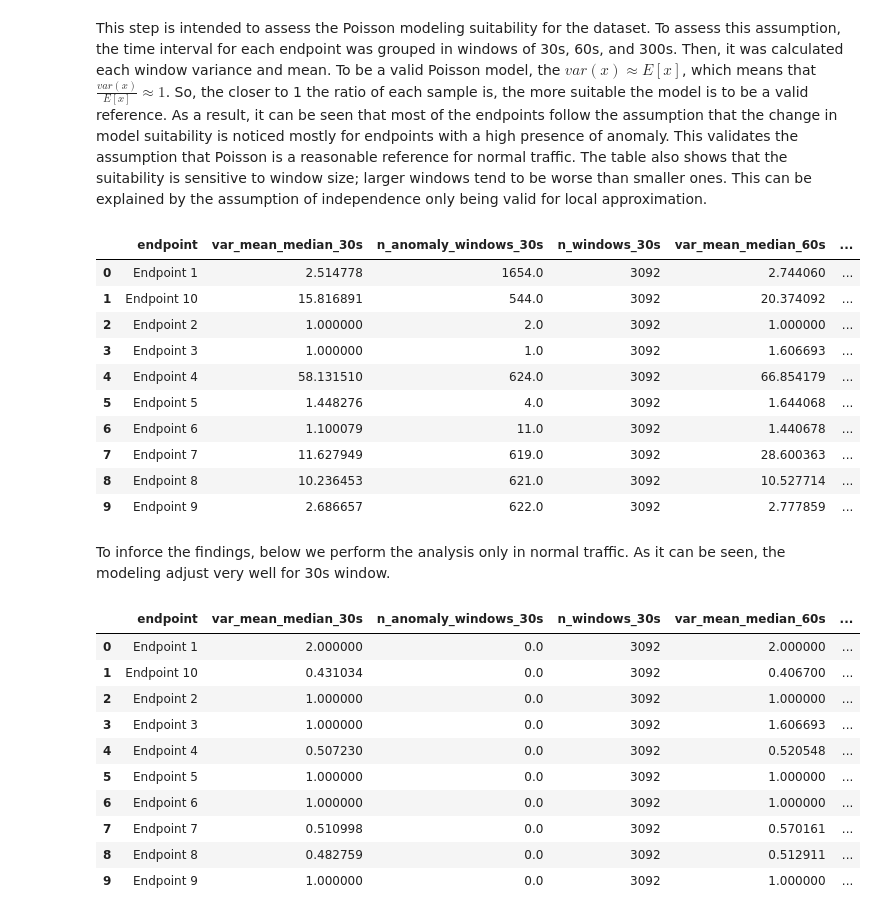
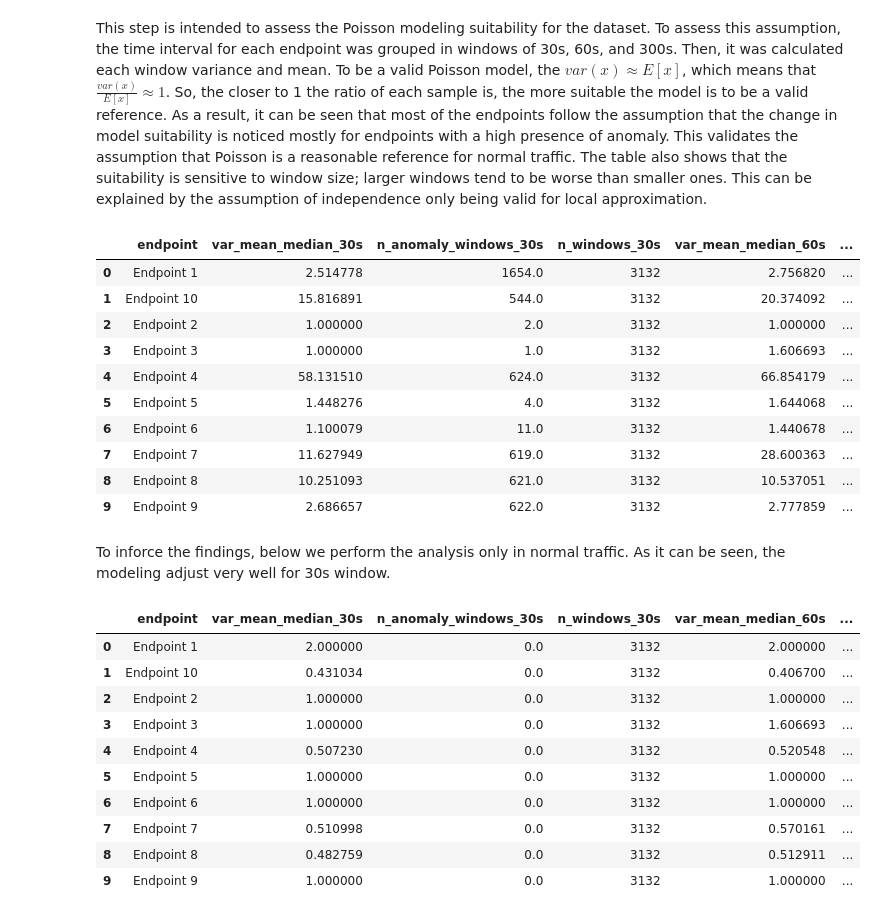
Before and after one commit to lmamede/api-health-monitor, a Jupyter notebook: notebooks/1-eda/EDA-ToN_IoT.ipynb, the cells around one changed output. Drawn from its saved outputs; the diff is of its cells as text; code cells hidden in the pictures.

```diff
--- a/notebooks/1-eda/EDA-ToN_IoT.ipynb
+++ b/notebooks/1-eda/EDA-ToN_IoT.ipynb
@@ -319,8 +320,8 @@ Although we filtered the endpoints with few events, these events start in differ
 # %%
 normal_traffic_df = df_valid_endpoints[df_valid_endpoints['is_anomaly'] != 1]
 # %%
-t_min = df_valid_endpoints[eda.time_col].min().floor("1s")
-t_max = df_valid_endpoints[eda.time_col].max().ceil("1s")
+t_min = df_valid_endpoints[eda.time_col].min().floor("1s") - pd.to_timedelta(10, unit='m')
+t_max = df_valid_endpoints[eda.time_col].max().ceil("1s") + pd.to_timedelta(10, unit='m')
 print("Min:", t_min)
 print("Max:", t_max)
 
@@ -339,5 +340,7 @@ count_rate_df.shape
 # %% [markdown]
 ### 5 - Poisson Model Analysis
+# %%
+WINDOW_SIZES = [30, 60, 120, 300]
 # %% [markdown]
 #### Checking window size
 # %% [markdown]
@@ -426,35 +430,36 @@ var / mean = 23.48
 # %% [markdown]
 This step is intended to assess the Poisson modeling suitability for the dataset. To assess this assumption, the time interval for each endpoint was grouped in windows of 30s, 60s, and 300s. Then, it was calculated each window variance and mean. To be a valid Poisson model, the $var(x) \approx E[x]$, which means that $\frac{var(x)}{E[x]} \approx 1$. So, the closer to 1 the ratio of each sample is, the more suitable the model is to be a valid reference. As a result, it can be seen that most of the endpoints follow the assumption that the change in model suitability is noticed mostly for endpoints with a high presence of anomaly. This validates the assumption that Poisson is a reasonable reference for normal traffic. The table also shows that the suitability is sensitive to window size; larger windows tend to be worse than smaller ones. This can be explained by the assumption of independence only being valid for local approximation.
 # %%
+window_sizes = [f'{w}s' for w in WINDOW_SIZES]
 all_endpoint_df = count_rate_df.copy()
-endpoint_poisson_stat = eda.poisson_evaluation_per_endpoint(all_endpoint_df, windows_sizes)
+endpoint_poisson_stat = eda.poisson_evaluation_per_endpoint(all_endpoint_df, window_sizes)
 endpoint_poisson_stat
 # %% [output]
 |  | endpoint | var_mean_median_30s | n_anomaly_windows_30s | n_windows_30s | var_mean_median_60s | ... |
-| 0 | Endpoint 1 | 2.514778 | 1654.0 | 3092 | 2.744060 | ... |
-| 1 | Endpoint 10 | 15.816891 | 544.0 | 3092 | 20.374092 | ... |
-| 2 | Endpoint 2 | 1.000000 | 2.0 | 3092 | 1.000000 | ... |
-| 3 | Endpoint 3 | 1.000000 | 1.0 | 3092 | 1.606693 | ... |
-| 4 | Endpoint 4 | 58.131510 | 624.0 | 3092 | 66.854179 | ... |
-| 5 | Endpoint 5 | 1.448276 | 4.0 | 3092 | 1.644068 | ... |
-| 6 | Endpoint 6 | 1.100079 | 11.0 | 3092 | 1.440678 | ... |
-| 7 | Endpoint 7 | 11.627949 | 619.0 | 3092 | 28.600363 | ... |
-| 8 | Endpoint 8 | 10.236453 | 621.0 | 3092 | 10.527714 | ... |
-| 9 | Endpoint 9 | 2.686657 | 622.0 | 3092 | 2.777859 | ... |
+| 0 | Endpoint 1 | 2.514778 | 1654.0 | 3132 | 2.756820 | ... |
+| 1 | Endpoint 10 | 15.816891 | 544.0 | 3132 | 20.374092 | ... |
+| 2 | Endpoint 2 | 1.000000 | 2.0 | 3132 | 1.000000 | ... |
+| 3 | Endpoint 3 | 1.000000 | 1.0 | 3132 | 1.606693 | ... |
+| 4 | Endpoint 4 | 58.131510 | 624.0 | 3132 | 66.854179 | ... |
+| 5 | Endpoint 5 | 1.448276 | 4.0 | 3132 | 1.644068 | ... |
+| 6 | Endpoint 6 | 1.100079 | 11.0 | 3132 | 1.440678 | ... |
+| 7 | Endpoint 7 | 11.627949 | 619.0 | 3132 | 28.600363 | ... |
+| 8 | Endpoint 8 | 10.251093 | 621.0 | 3132 | 10.537051 | ... |
+| 9 | Endpoint 9 | 2.686657 | 622.0 | 3132 | 2.777859 | ... |
 # %% [markdown]
 To inforce the findings, below we perform the analysis only in normal traffic. As it can be seen, the modeling adjust very well for 30s window.
 # %%
-endpoint_no_attack_poisson_stat = eda.poisson_evaluation_per_endpoint(normal_traffic_rate_df, windows_sizes)
+endpoint_no_attack_poisson_stat = eda.poisson_evaluation_per_endpoint(normal_traffic_rate_df, window_sizes)
 endpoint_no_attack_poisson_stat
 # %% [output]
 |  | endpoint | var_mean_median_30s | n_anomaly_windows_30s | n_windows_30s | var_mean_median_60s | ... |
-| 0 | Endpoint 1 | 2.000000 | 0.0 | 3092 | 2.000000 | ... |
-| 1 | Endpoint 10 | 0.431034 | 0.0 | 3092 | 0.406700 | ... |
-| 2 | Endpoint 2 | 1.000000 | 0.0 | 3092 | 1.000000 | ... |
-| 3 | Endpoint 3 | 1.000000 | 0.0 | 3092 | 1.606693 | ... |
-| 4 | Endpoint 4 | 0.507230 | 0.0 | 3092 | 0.520548 | ... |
-| 5 | Endpoint 5 | 1.000000 | 0.0 | 3092 | 1.000000 | ... |
-| 6 | Endpoint 6 | 1.000000 | 0.0 | 3092 | 1.000000 | ... |
-| 7 | Endpoint 7 | 0.510998 | 0.0 | 3092 | 0.570161 | ... |
-| 8 | Endpoint 8 | 0.482759 | 0.0 | 3092 | 0.512911 | ... |
-| 9 | Endpoint 9 | 1.000000 | 0.0 | 3092 | 1.000000 | ... |
+| 0 | Endpoint 1 | 2.000000 | 0.0 | 3132 | 2.000000 | ... |
+| 1 | Endpoint 10 | 0.431034 | 0.0 | 3132 | 0.406700 | ... |
+| 2 | Endpoint 2 | 1.000000 | 0.0 | 3132 | 1.000000 | ... |
+| 3 | Endpoint 3 | 1.000000 | 0.0 | 3132 | 1.606693 | ... |
+| 4 | Endpoint 4 | 0.507230 | 0.0 | 3132 | 0.520548 | ... |
+| 5 | Endpoint 5 | 1.000000 | 0.0 | 3132 | 1.000000 | ... |
+| 6 | Endpoint 6 | 1.000000 | 0.0 | 3132 | 1.000000 | ... |
+| 7 | Endpoint 7 | 0.510998 | 0.0 | 3132 | 0.570161 | ... |
+| 8 | Endpoint 8 | 0.482759 | 0.0 | 3132 | 0.512911 | ... |
+| 9 | Endpoint 9 | 1.000000 | 0.0 | 3132 | 1.000000 | ... |
```
Also changed, not shown: parts of 17 cells of this notebook, 2 other files.
